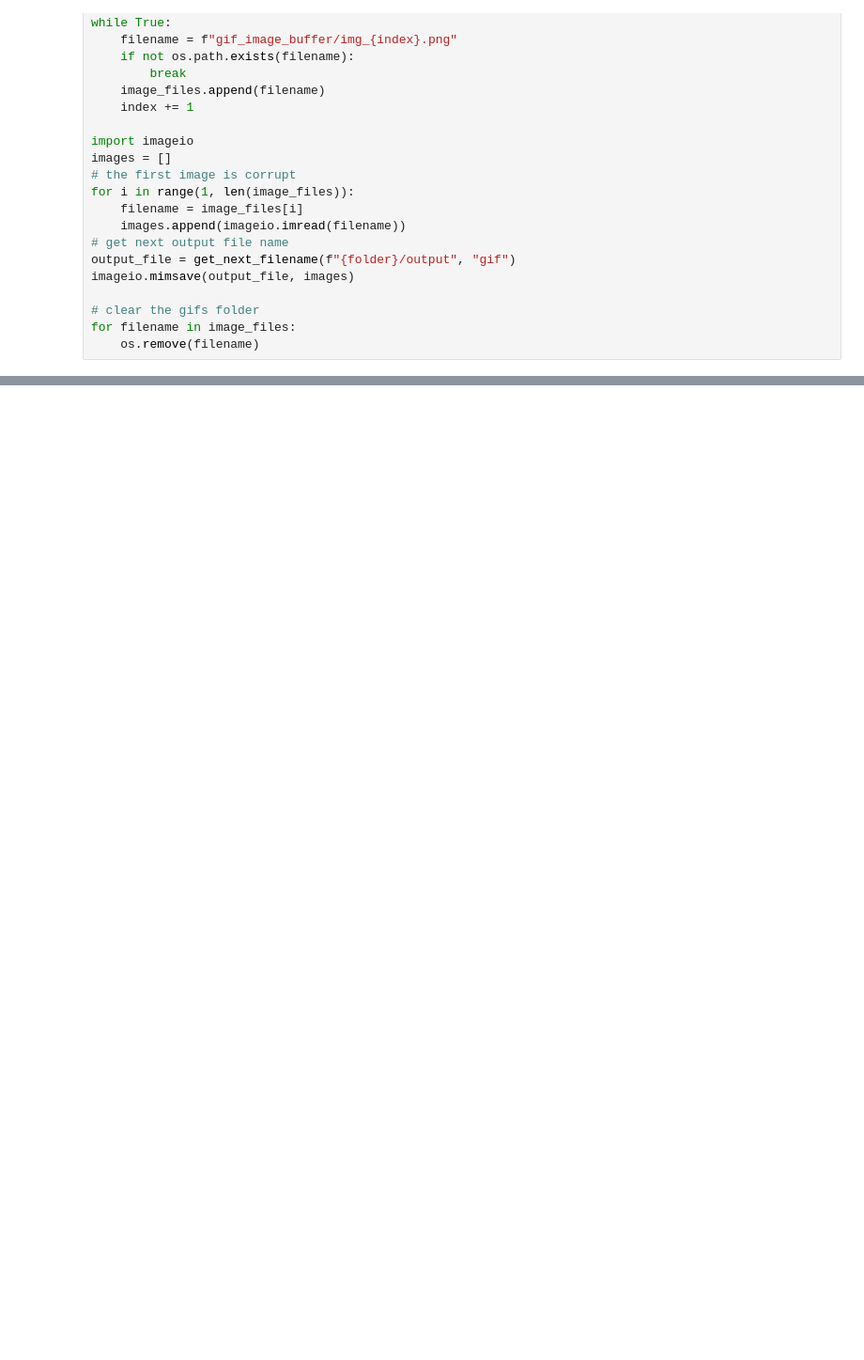
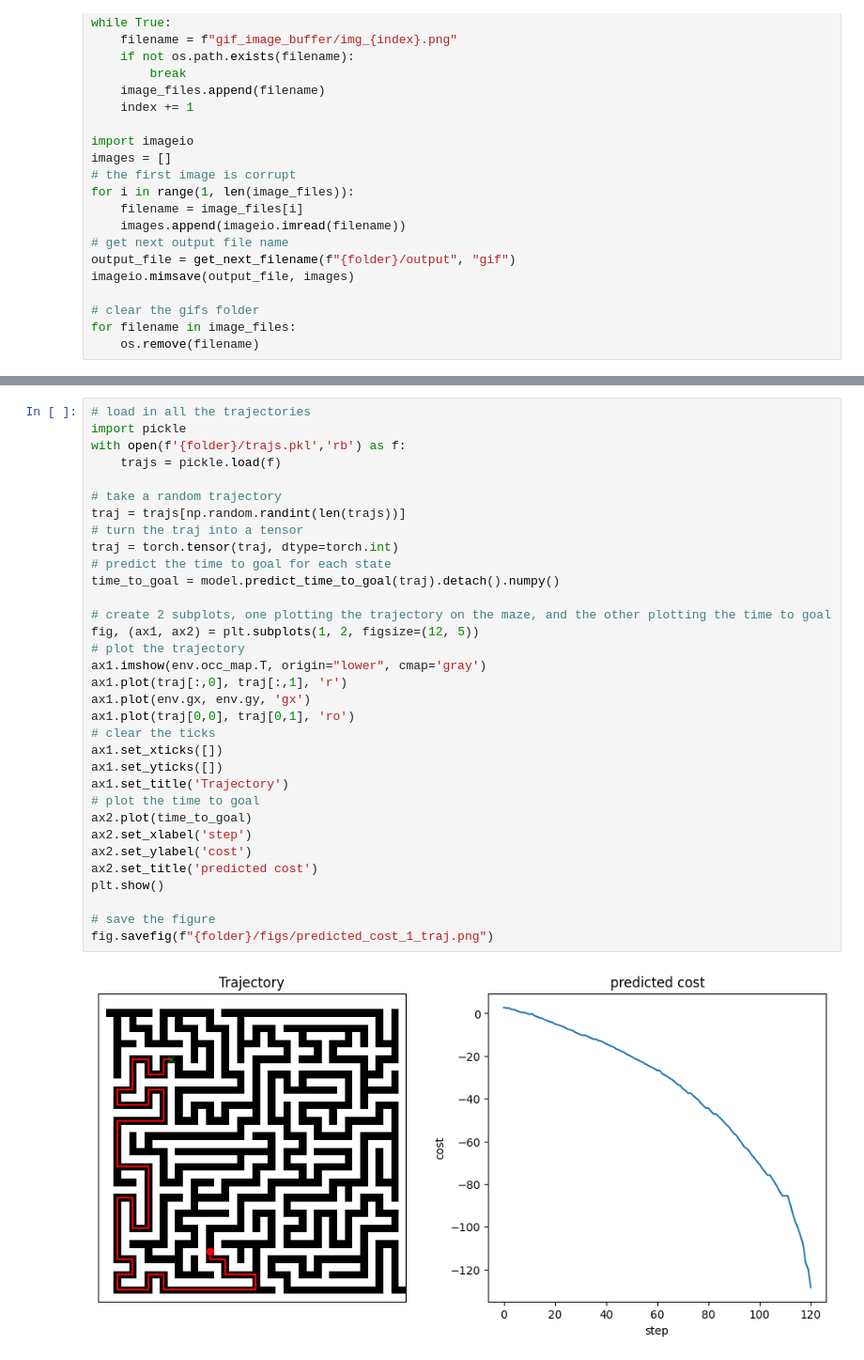
Before and after one commit to Alex427427427/2023_SRP_long_horizon, a Jupyter notebook: maze_world/4_maze_PTR_verification.ipynb, the cells around one changed output, grey strips where cells are left out. Shown at 94% size. Drawn from its saved outputs; the diff is of its cells as text; blank space fills up the shorter version.

```diff
--- a/maze_world/4_maze_PTR_verification.ipynb
+++ b/maze_world/4_maze_PTR_verification.ipynb
@@ -121,0 +122,35 @@ traj, success = test_env.test_Q_once(newQ,episode_length=300,disp=True, final_gr
+# %%
+# load in all the trajectories
+import pickle
+with open(f'{folder}/trajs.pkl','rb') as f:
+    trajs = pickle.load(f)
+
+# take a random trajectory
+traj = trajs[np.random.randint(len(trajs))]
+# turn the traj into a tensor
+traj = torch.tensor(traj, dtype=torch.int)
+# predict the time to goal for each state
+time_to_goal = model.predict_time_to_goal(traj).detach().numpy()
+
+# create 2 subplots, one plotting the trajectory on the maze, and the other plotting the time to goal
+fig, (ax1, ax2) = plt.subplots(1, 2, figsize=(12, 5))
+# plot the trajectory
+ax1.imshow(env.occ_map.T, origin="lower", cmap='gray')
+ax1.plot(traj[:,0], traj[:,1], 'r')
+ax1.plot(env.gx, env.gy, 'gx')
+ax1.plot(traj[0,0], traj[0,1], 'ro')
+# clear the ticks
+ax1.set_xticks([])
+ax1.set_yticks([])
+ax1.set_title('Trajectory')
+# plot the time to goal
+ax2.plot(time_to_goal)
+ax2.set_xlabel('step')
+ax2.set_ylabel('cost')
+ax2.set_title('predicted cost')
+plt.show()
+
+# save the figure
+fig.savefig(f"{folder}/figs/predicted_cost_1_traj.png")
+# %% [output]
+[figure, added]
```
Also changed, not shown: parts of 4 cells of this notebook, 20 other files.
